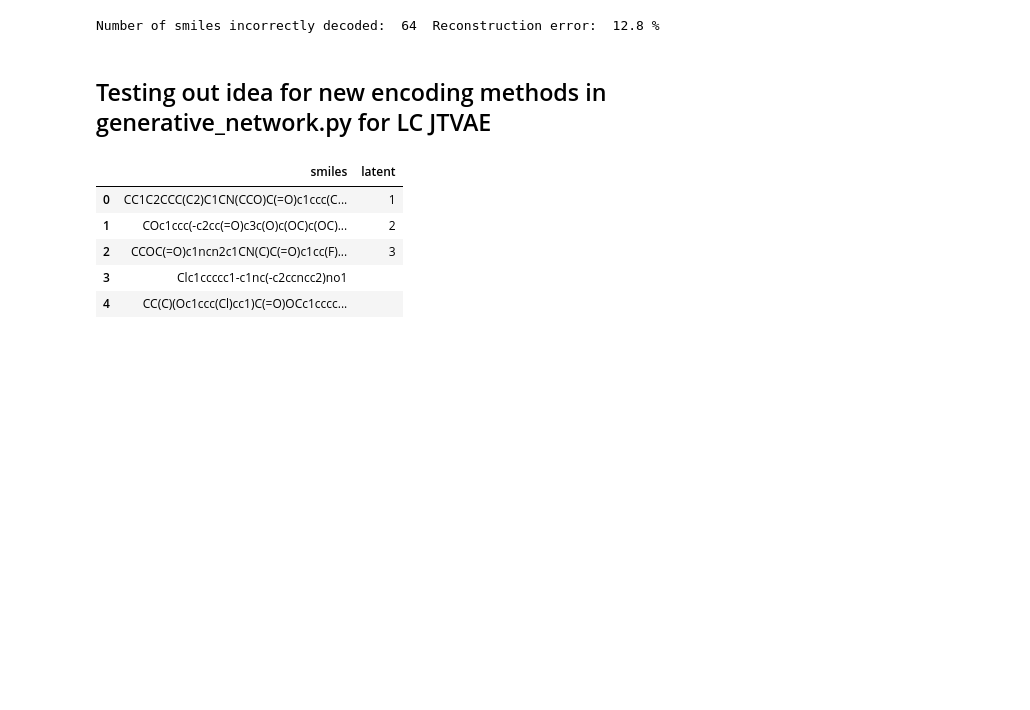
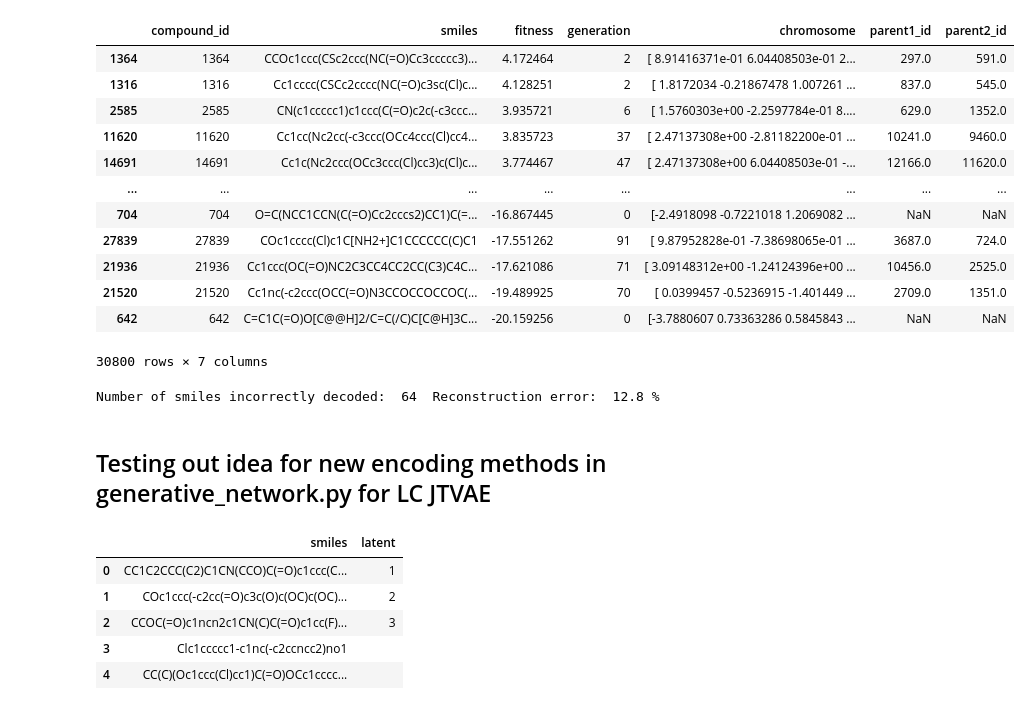
Before and after one commit to CBIIT/GGMD, a Jupyter notebook: workspace/development/test.ipynb, the cells around one changed output. Drawn from its saved outputs; the diff is of its cells as text; code cells hidden in the pictures; blank space fills up the shorter version.

```diff
--- a/workspace/development/test.ipynb
+++ b/workspace/development/test.ipynb
@@ -20,3 +90,19 @@ df
+# %%
+df.sort_values('fitness', ascending=False)
+# %% [output]
+|  | compound_id | smiles | fitness | generation | chromosome | parent1_id | parent2_id |
+| 1364 | 1364 | CCOc1ccc(CSc2ccc(NC(=O)Cc3ccccc3)... | 4.172464 | 2 | [ 8.91416371e-01 6.04408503e-01 2... | 297.0 | 591.0 |
+| 1316 | 1316 | Cc1cccc(CSCc2cccc(NC(=O)c3sc(Cl)c... | 4.128251 | 2 | [ 1.8172034 -0.21867478 1.007261 ... | 837.0 | 545.0 |
+| 2585 | 2585 | CN(c1ccccc1)c1ccc(C(=O)c2c(-c3ccc... | 3.935721 | 6 | [ 1.5760303e+00 -2.2597784e-01 8.... | 629.0 | 1352.0 |
+| 11620 | 11620 | Cc1cc(Nc2cc(-c3ccc(OCc4ccc(Cl)cc4... | 3.835723 | 37 | [ 2.47137308e+00 -2.81182200e-01 ... | 10241.0 | 9460.0 |
+| 14691 | 14691 | Cc1c(Nc2ccc(OCc3ccc(Cl)cc3)c(Cl)c... | 3.774467 | 47 | [ 2.47137308e+00 6.04408503e-01 -... | 12166.0 | 11620.0 |
+| ... | ... | ... | ... | ... | ... | ... | ... |
+| 704 | 704 | O=C(NCC1CCN(C(=O)Cc2cccs2)CC1)C(=... | -16.867445 | 0 | [-2.4918098 -0.7221018 1.2069082 ... | NaN | NaN |
+| 27839 | 27839 | COc1cccc(Cl)c1C[NH2+]C1CCCCCC(C)C1 | -17.551262 | 91 | [ 9.87952828e-01 -7.38698065e-01 ... | 3687.0 | 724.0 |
+| 21936 | 21936 | Cc1ccc(OC(=O)NC2C3CC4CC2CC(C3)C4C... | -17.621086 | 71 | [ 3.09148312e+00 -1.24124396e+00 ... | 10456.0 | 2525.0 |
+| 21520 | 21520 | Cc1nc(-c2ccc(OCC(=O)N3CCOCCOCCOC(... | -19.489925 | 70 | [ 0.0399457 -0.5236915 -1.401449 ... | 2709.0 | 1351.0 |
+| 642 | 642 | C=C1C(=O)O[C@@H]2/C=C(/C)C[C@H]3C... | -20.159256 | 0 | [-3.7880607 0.73363286 0.5845843 ... | NaN | NaN |
+30800 rows × 7 columns
 # %%
 og_sm = df['smiles'].tolist()
 new_sm = df['new_smiles'].tolist()
```
Also changed, not shown: parts of 9 cells of this notebook, 28 other files.
